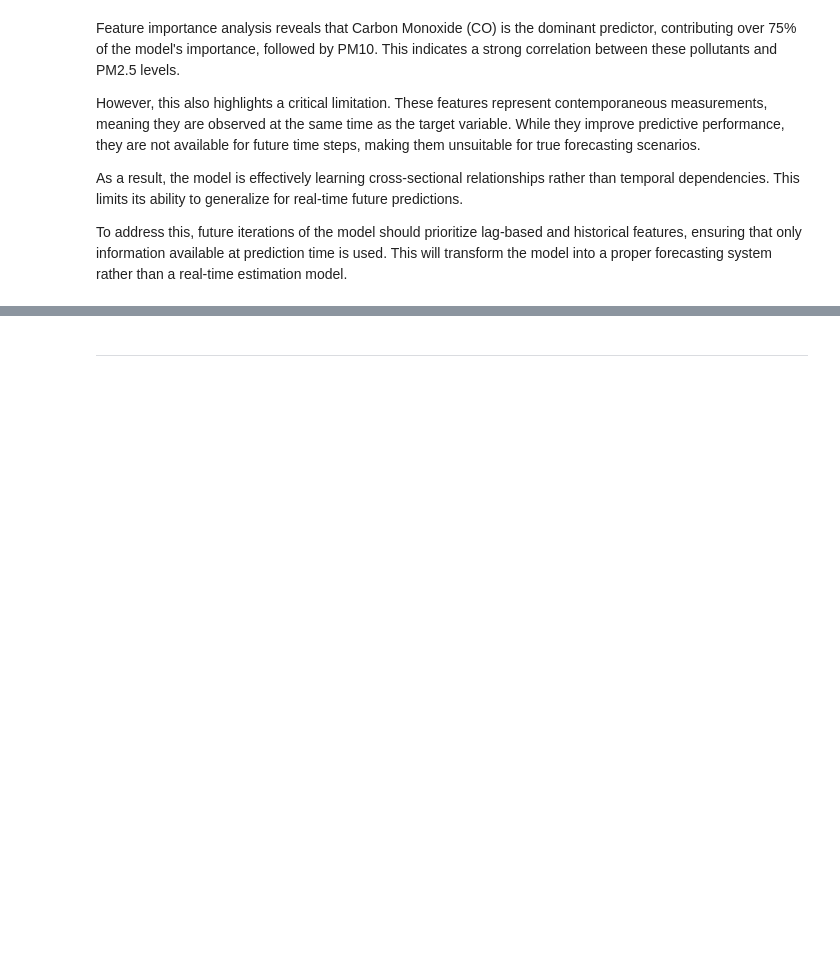
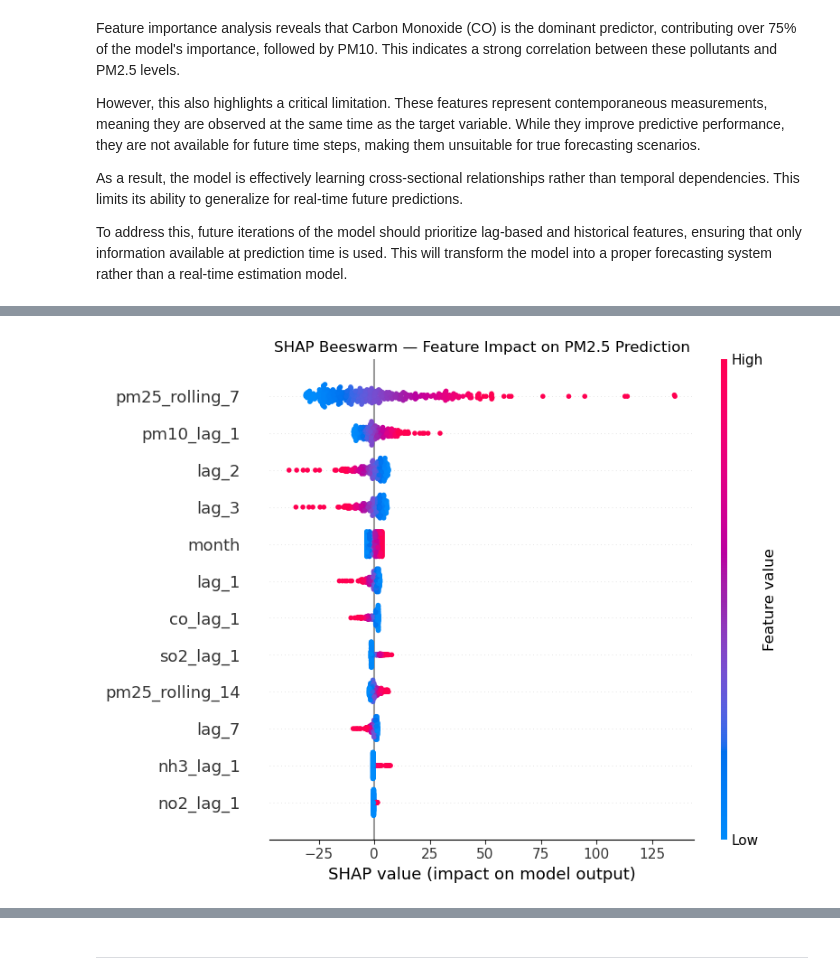
Before and after one commit to alinazir105/AQI-Forecasting-System, a Jupyter notebook: notebook/notebook.ipynb, the cells around one changed output, grey strips where cells are left out. Cells and saved outputs as stored; diff of their text form; code cells hidden in the pictures; blank space fills up the shorter version.

```diff
--- a/notebook/notebook.ipynb
+++ b/notebook/notebook.ipynb
@@ -775,0 +814,14 @@ To address this, future iterations of the model should prioritize lag-based and
+# %%
+# Beeswarm plot — shows both magnitude and direction per feature
+shap.summary_plot(
+    shap_values,
+    X_test,
+    feature_names=feature_names,
+    show=False
+)
+plt.title("SHAP Beeswarm — Feature Impact on PM2.5 Prediction")
+plt.tight_layout()
+plt.savefig("../models/shap_beeswarm.png", dpi=150, bbox_inches="tight")
+plt.show()
+# %% [output]
+[figure, added]
```
Also changed, not shown: parts of 13 cells of this notebook, 4 other files.
